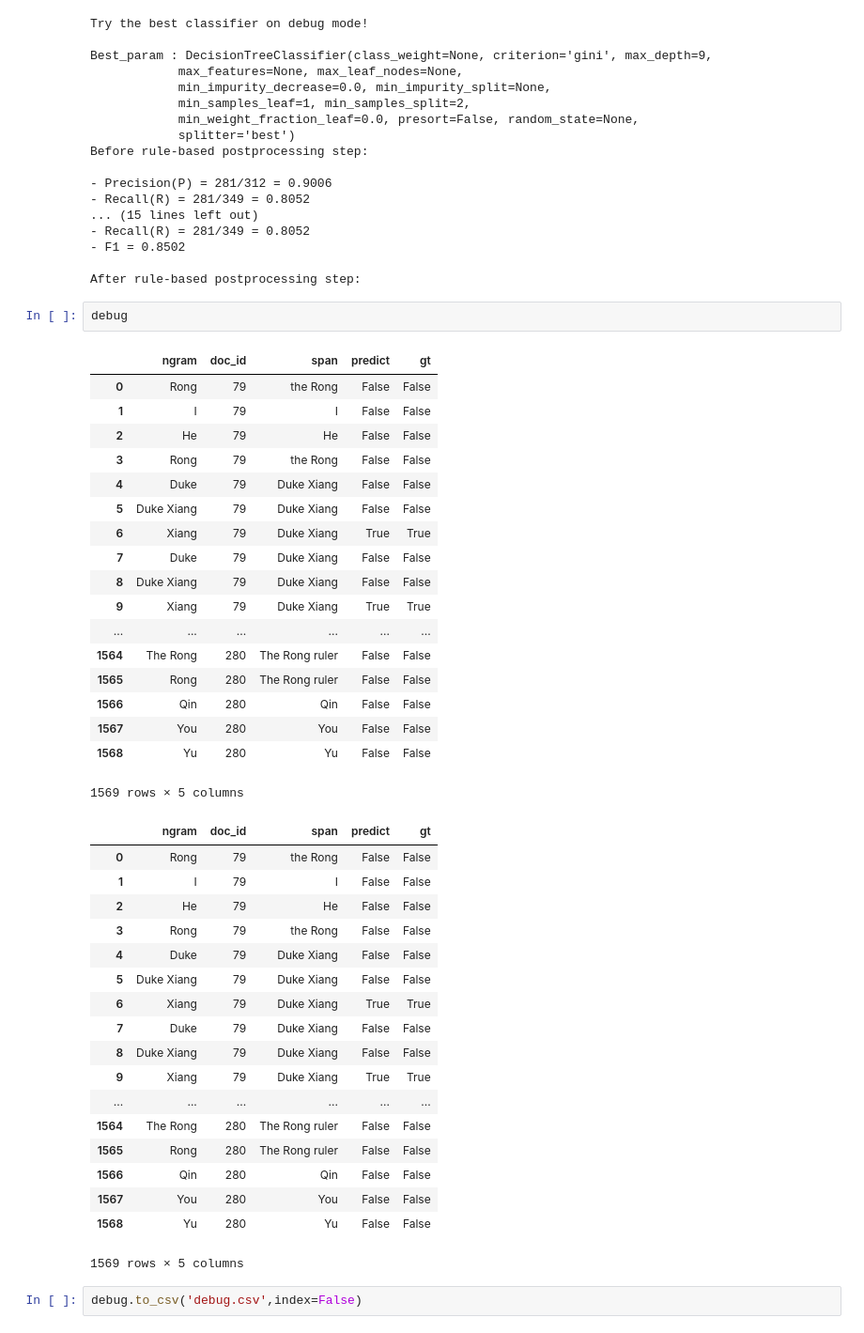
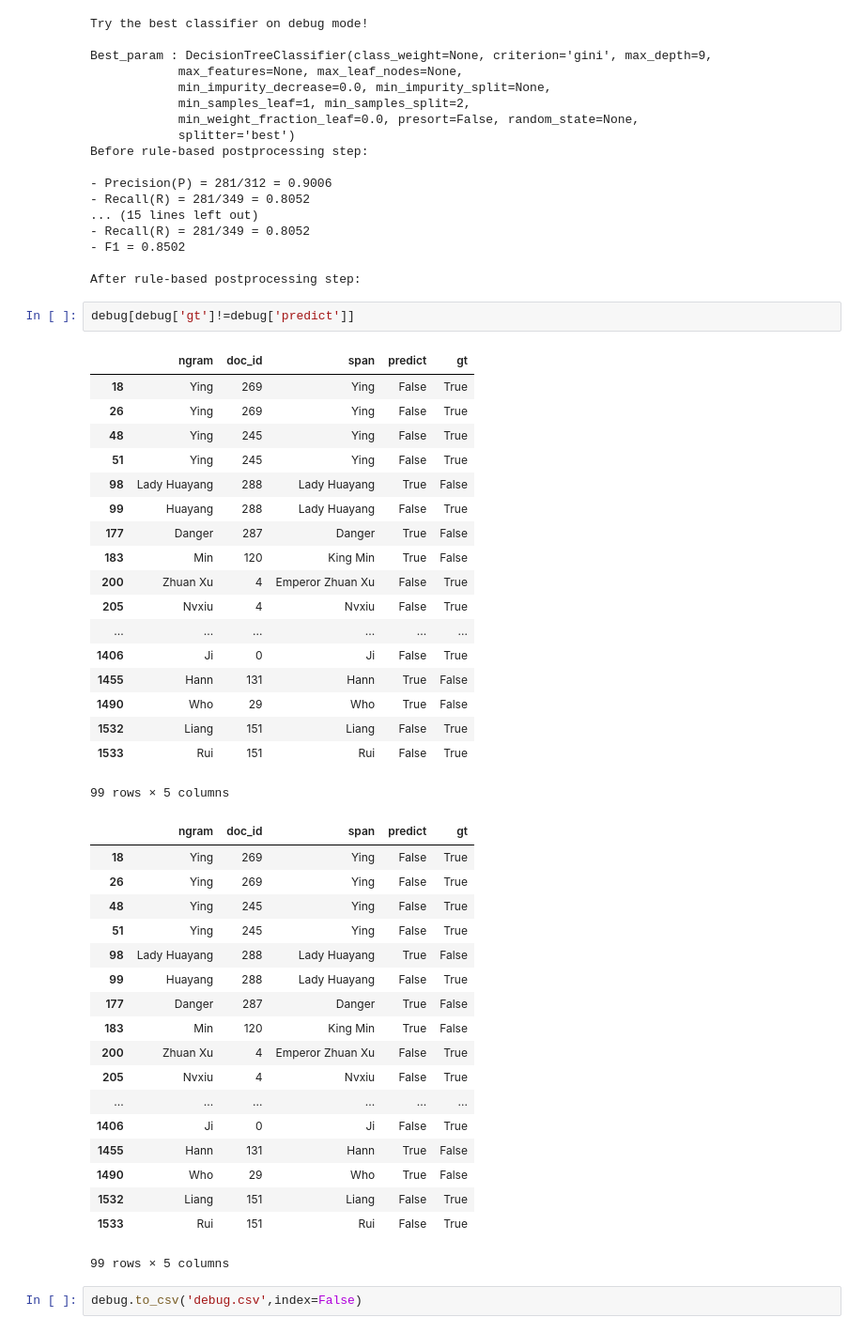
Before and after one commit to ScarletGuo/CS839-DataSciences, a Jupyter notebook: test_featurizer.ipynb, the cells around one changed output. Shown at 94% size. Saved outputs shown, nothing was run; the diff lists cells and outputs as text.

Commit message:
update wrong prediction

```diff
--- a/test_featurizer.ipynb
+++ b/test_featurizer.ipynb
@@ -42,44 +42,44 @@ Before rule-based postprocessing step:
 - F1 = 0.8502
 
 After rule-based postprocessing step:
-# %%
-debug
-# %% [output]
-|  | ngram | doc_id | span | predict | gt |
-| 0 | Rong | 79 | the Rong | False | False |
-| 1 | I | 79 | I | False | False |
-| 2 | He | 79 | He | False | False |
-| 3 | Rong | 79 | the Rong | False | False |
-| 4 | Duke | 79 | Duke Xiang | False | False |
-| 5 | Duke Xiang | 79 | Duke Xiang | False | False |
-| 6 | Xiang | 79 | Duke Xiang | True | True |
-| 7 | Duke | 79 | Duke Xiang | False | False |
-| 8 | Duke Xiang | 79 | Duke Xiang | False | False |
-| 9 | Xiang | 79 | Duke Xiang | True | True |
-| ... | ... | ... | ... | ... | ... |
-| 1564 | The Rong | 280 | The Rong ruler | False | False |
-| 1565 | Rong | 280 | The Rong ruler | False | False |
-| 1566 | Qin | 280 | Qin | False | False |
-| 1567 | You | 280 | You | False | False |
-| 1568 | Yu | 280 | Yu | False | False |
-1569 rows × 5 columns
-|  | ngram | doc_id | span | predict | gt |
-| 0 | Rong | 79 | the Rong | False | False |
-| 1 | I | 79 | I | False | False |
-| 2 | He | 79 | He | False | False |
-| 3 | Rong | 79 | the Rong | False | False |
-| 4 | Duke | 79 | Duke Xiang | False | False |
-| 5 | Duke Xiang | 79 | Duke Xiang | False | False |
-| 6 | Xiang | 79 | Duke Xiang | True | True |
-| 7 | Duke | 79 | Duke Xiang | False | False |
-| 8 | Duke Xiang | 79 | Duke Xiang | False | False |
-| 9 | Xiang | 79 | Duke Xiang | True | True |
-| ... | ... | ... | ... | ... | ... |
-| 1564 | The Rong | 280 | The Rong ruler | False | False |
-| 1565 | Rong | 280 | The Rong ruler | False | False |
-| 1566 | Qin | 280 | Qin | False | False |
-| 1567 | You | 280 | You | False | False |
-| 1568 | Yu | 280 | Yu | False | False |
-1569 rows × 5 columns
+# %%
+debug[debug['gt']!=debug['predict']]
+# %% [output]
+|  | ngram | doc_id | span | predict | gt |
+| 18 | Ying | 269 | Ying | False | True |
+| 26 | Ying | 269 | Ying | False | True |
+| 48 | Ying | 245 | Ying | False | True |
+| 51 | Ying | 245 | Ying | False | True |
+| 98 | Lady Huayang | 288 | Lady Huayang | True | False |
+| 99 | Huayang | 288 | Lady Huayang | False | True |
+| 177 | Danger | 287 | Danger | True | False |
+| 183 | Min | 120 | King Min | True | False |
+| 200 | Zhuan Xu | 4 | Emperor Zhuan Xu | False | True |
+| 205 | Nvxiu | 4 | Nvxiu | False | True |
+| ... | ... | ... | ... | ... | ... |
+| 1406 | Ji | 0 | Ji | False | True |
+| 1455 | Hann | 131 | Hann | True | False |
+| 1490 | Who | 29 | Who | True | False |
+| 1532 | Liang | 151 | Liang | False | True |
+| 1533 | Rui | 151 | Rui | False | True |
+99 rows × 5 columns
+|  | ngram | doc_id | span | predict | gt |
+| 18 | Ying | 269 | Ying | False | True |
+| 26 | Ying | 269 | Ying | False | True |
+| 48 | Ying | 245 | Ying | False | True |
+| 51 | Ying | 245 | Ying | False | True |
+| 98 | Lady Huayang | 288 | Lady Huayang | True | False |
+| 99 | Huayang | 288 | Lady Huayang | False | True |
+| 177 | Danger | 287 | Danger | True | False |
+| 183 | Min | 120 | King Min | True | False |
+| 200 | Zhuan Xu | 4 | Emperor Zhuan Xu | False | True |
+| 205 | Nvxiu | 4 | Nvxiu | False | True |
+| ... | ... | ... | ... | ... | ... |
+| 1406 | Ji | 0 | Ji | False | True |
+| 1455 | Hann | 131 | Hann | True | False |
+| 1490 | Who | 29 | Who | True | False |
+| 1532 | Liang | 151 | Liang | False | True |
+| 1533 | Rui | 151 | Rui | False | True |
+99 rows × 5 columns
 # %%
 debug.to_csv('debug.csv',index=False)
```
Also changed, not shown: 6 other files.
